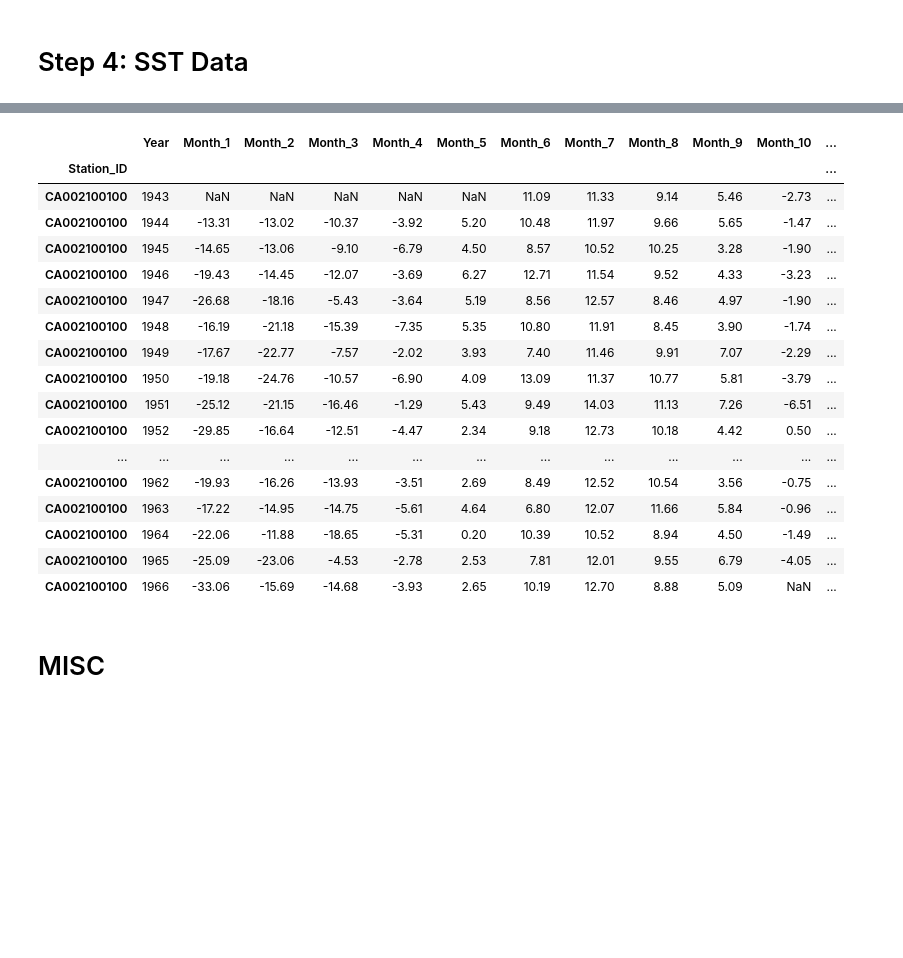
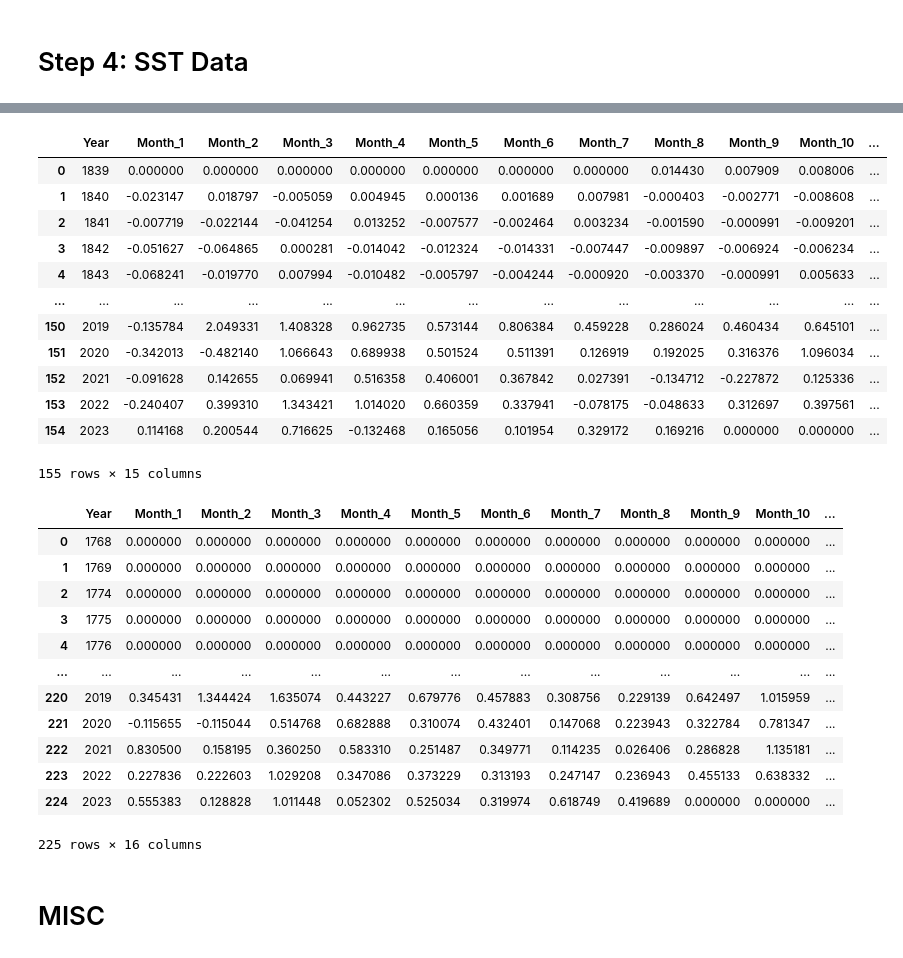
Before and after one commit to ajoherron/gistemp5.0, a Jupyter notebook: steps_0135_yearRow.ipynb, the cells around one changed output, grey strips where cells are left out. Saved outputs shown, nothing was run; the diff lists cells and outputs as text; code cells hidden in the pictures; blank space fills up the shorter version.

Commit message:
first draft of year-per-row anomaly algorithm

```diff
--- a/steps_0135_yearRow.ipynb
+++ b/steps_0135_yearRow.ipynb
@@ -573,2 +591,4 @@ grid_8000 = nearby_stations(grid_8000, station_df)
 # %%
-grid_8000
+# Load in 8000 cell grid
+grid_8000 = pd.read_csv('grid_8000.csv')
+grid_8000 = grid_8000.set_index('Box_Number')
@@ -609,2 +615,0 @@ df = step1_output.copy()
-# %%
-station_dict = grid_80.iloc[0]['Nearby_Stations']
@@ -613,21 +615,0 @@ station_dict = grid_80.iloc[0]['Nearby_Stations']
-# %%
-df.loc[station]
-# %% [output]
-|  | Year | Month_1 | Month_2 | Month_3 | Month_4 | Month_5 | Month_6 | Month_7 | Month_8 | Month_9 | Month_10 | ... |
-| Station_ID |  |  |  |  |  |  |  |  |  |  |  | ... |
-| CA002100100 | 1943 | NaN | NaN | NaN | NaN | NaN | 11.09 | 11.33 | 9.14 | 5.46 | -2.73 | ... |
-| CA002100100 | 1944 | -13.31 | -13.02 | -10.37 | -3.92 | 5.20 | 10.48 | 11.97 | 9.66 | 5.65 | -1.47 | ... |
-| CA002100100 | 1945 | -14.65 | -13.06 | -9.10 | -6.79 | 4.50 | 8.57 | 10.52 | 10.25 | 3.28 | -1.90 | ... |
-| CA002100100 | 1946 | -19.43 | -14.45 | -12.07 | -3.69 | 6.27 | 12.71 | 11.54 | 9.52 | 4.33 | -3.23 | ... |
-| CA002100100 | 1947 | -26.68 | -18.16 | -5.43 | -3.64 | 5.19 | 8.56 | 12.57 | 8.46 | 4.97 | -1.90 | ... |
-| CA002100100 | 1948 | -16.19 | -21.18 | -15.39 | -7.35 | 5.35 | 10.80 | 11.91 | 8.45 | 3.90 | -1.74 | ... |
-| CA002100100 | 1949 | -17.67 | -22.77 | -7.57 | -2.02 | 3.93 | 7.40 | 11.46 | 9.91 | 7.07 | -2.29 | ... |
-| CA002100100 | 1950 | -19.18 | -24.76 | -10.57 | -6.90 | 4.09 | 13.09 | 11.37 | 10.77 | 5.81 | -3.79 | ... |
-| CA002100100 | 1951 | -25.12 | -21.15 | -16.46 | -1.29 | 5.43 | 9.49 | 14.03 | 11.13 | 7.26 | -6.51 | ... |
-| CA002100100 | 1952 | -29.85 | -16.64 | -12.51 | -4.47 | 2.34 | 9.18 | 12.73 | 10.18 | 4.42 | 0.50 | ... |
-| ... | ... | ... | ... | ... | ... | ... | ... | ... | ... | ... | ... | ... |
-| CA002100100 | 1962 | -19.93 | -16.26 | -13.93 | -3.51 | 2.69 | 8.49 | 12.52 | 10.54 | 3.56 | -0.75 | ... |
-| CA002100100 | 1963 | -17.22 | -14.95 | -14.75 | -5.61 | 4.64 | 6.80 | 12.07 | 11.66 | 5.84 | -0.96 | ... |
-| CA002100100 | 1964 | -22.06 | -11.88 | -18.65 | -5.31 | 0.20 | 10.39 | 10.52 | 8.94 | 4.50 | -1.49 | ... |
-| CA002100100 | 1965 | -25.09 | -23.06 | -4.53 | -2.78 | 2.53 | 7.81 | 12.01 | 9.55 | 6.79 | -4.05 | ... |
-| CA002100100 | 1966 | -33.06 | -15.69 | -14.68 | -3.93 | 2.65 | 10.19 | 12.70 | 8.88 | 5.09 | NaN | ... |
@@ -634,3 +729,51 @@ df.loc[station]
+# %%
+# Calculate monthly averages
+monthly_averages_df = calculate_monthly_averages(step1_output, 1951, 1980)
+
+# Calculate anomalies for all stations / years
+anomaly_df = calculate_anomalies(step1_output, monthly_averages_df)
+
+# Create list of dataframes for anomalies for 8000 cell grid
+anomaly_8000 = calculate_8000_cell_anomaly(anomaly_df)
+
+# Add box number to each dataframe in anomaly_8000 list
+#grid_8000 = add_box_number_column(grid_8000, grid_80)
+#anomaly_8000 = [df.assign(Box_Number=grid_8000['Box_Number']) for df in anomaly_8000]
+
+# Create list of dataframes for anomalies for 80 cell grid
+anomaly_80 = calculate_80_cell_anomaly(anomaly_8000)
+# %%
+anomaly_8000[0]
+# %% [output]
+|  | Year | Month_1 | Month_2 | Month_3 | Month_4 | Month_5 | Month_6 | Month_7 | Month_8 | Month_9 | Month_10 | ... |
+| 0 | 1839 | 0.000000 | 0.000000 | 0.000000 | 0.000000 | 0.000000 | 0.000000 | 0.000000 | 0.014430 | 0.007909 | 0.008006 | ... |
+| 1 | 1840 | -0.023147 | 0.018797 | -0.005059 | 0.004945 | 0.000136 | 0.001689 | 0.007981 | -0.000403 | -0.002771 | -0.008608 | ... |
+| 2 | 1841 | -0.007719 | -0.022144 | -0.041254 | 0.013252 | -0.007577 | -0.002464 | 0.003234 | -0.001590 | -0.000991 | -0.009201 | ... |
+| 3 | 1842 | -0.051627 | -0.064865 | 0.000281 | -0.014042 | -0.012324 | -0.014331 | -0.007447 | -0.009897 | -0.006924 | -0.006234 | ... |
+| 4 | 1843 | -0.068241 | -0.019770 | 0.007994 | -0.010482 | -0.005797 | -0.004244 | -0.000920 | -0.003370 | -0.000991 | 0.005633 | ... |
+| ... | ... | ... | ... | ... | ... | ... | ... | ... | ... | ... | ... | ... |
+| 150 | 2019 | -0.135784 | 2.049331 | 1.408328 | 0.962735 | 0.573144 | 0.806384 | 0.459228 | 0.286024 | 0.460434 | 0.645101 | ... |
+| 151 | 2020 | -0.342013 | -0.482140 | 1.066643 | 0.689938 | 0.501524 | 0.511391 | 0.126919 | 0.192025 | 0.316376 | 1.096034 | ... |
+| 152 | 2021 | -0.091628 | 0.142655 | 0.069941 | 0.516358 | 0.406001 | 0.367842 | 0.027391 | -0.134712 | -0.227872 | 0.125336 | ... |
+| 153 | 2022 | -0.240407 | 0.399310 | 1.343421 | 1.014020 | 0.660359 | 0.337941 | -0.078175 | -0.048633 | 0.312697 | 0.397561 | ... |
+| 154 | 2023 | 0.114168 | 0.200544 | 0.716625 | -0.132468 | 0.165056 | 0.101954 | 0.329172 | 0.169216 | 0.000000 | 0.000000 | ... |
+155 rows × 15 columns
+# %%
+anomaly_80[0]
+# %% [output]
+|  | Year | Month_1 | Month_2 | Month_3 | Month_4 | Month_5 | Month_6 | Month_7 | Month_8 | Month_9 | Month_10 | ... |
+| 0 | 1768 | 0.000000 | 0.000000 | 0.000000 | 0.000000 | 0.000000 | 0.000000 | 0.000000 | 0.000000 | 0.000000 | 0.000000 | ... |
+| 1 | 1769 | 0.000000 | 0.000000 | 0.000000 | 0.000000 | 0.000000 | 0.000000 | 0.000000 | 0.000000 | 0.000000 | 0.000000 | ... |
+| 2 | 1774 | 0.000000 | 0.000000 | 0.000000 | 0.000000 | 0.000000 | 0.000000 | 0.000000 | 0.000000 | 0.000000 | 0.000000 | ... |
+| 3 | 1775 | 0.000000 | 0.000000 | 0.000000 | 0.000000 | 0.000000 | 0.000000 | 0.000000 | 0.000000 | 0.000000 | 0.000000 | ... |
+| 4 | 1776 | 0.000000 | 0.000000 | 0.000000 | 0.000000 | 0.000000 | 0.000000 | 0.000000 | 0.000000 | 0.000000 | 0.000000 | ... |
+| ... | ... | ... | ... | ... | ... | ... | ... | ... | ... | ... | ... | ... |
+| 220 | 2019 | 0.345431 | 1.344424 | 1.635074 | 0.443227 | 0.679776 | 0.457883 | 0.308756 | 0.229139 | 0.642497 | 1.015959 | ... |
+| 221 | 2020 | -0.115655 | -0.115044 | 0.514768 | 0.682888 | 0.310074 | 0.432401 | 0.147068 | 0.223943 | 0.322784 | 0.781347 | ... |
+| 222 | 2021 | 0.830500 | 0.158195 | 0.360250 | 0.583310 | 0.251487 | 0.349771 | 0.114235 | 0.026406 | 0.286828 | 1.135181 | ... |
+| 223 | 2022 | 0.227836 | 0.222603 | 1.029208 | 0.347086 | 0.373229 | 0.313193 | 0.247147 | 0.236943 | 0.455133 | 0.638332 | ... |
+| 224 | 2023 | 0.555383 | 0.128828 | 1.011448 | 0.052302 | 0.525034 | 0.319974 | 0.618749 | 0.419689 | 0.000000 | 0.000000 | ... |
+225 rows × 16 columns
 # %% [markdown]
 # MISC
 # %%
```
Also changed, not shown: parts of 7 cells of this notebook, 4 other files.
